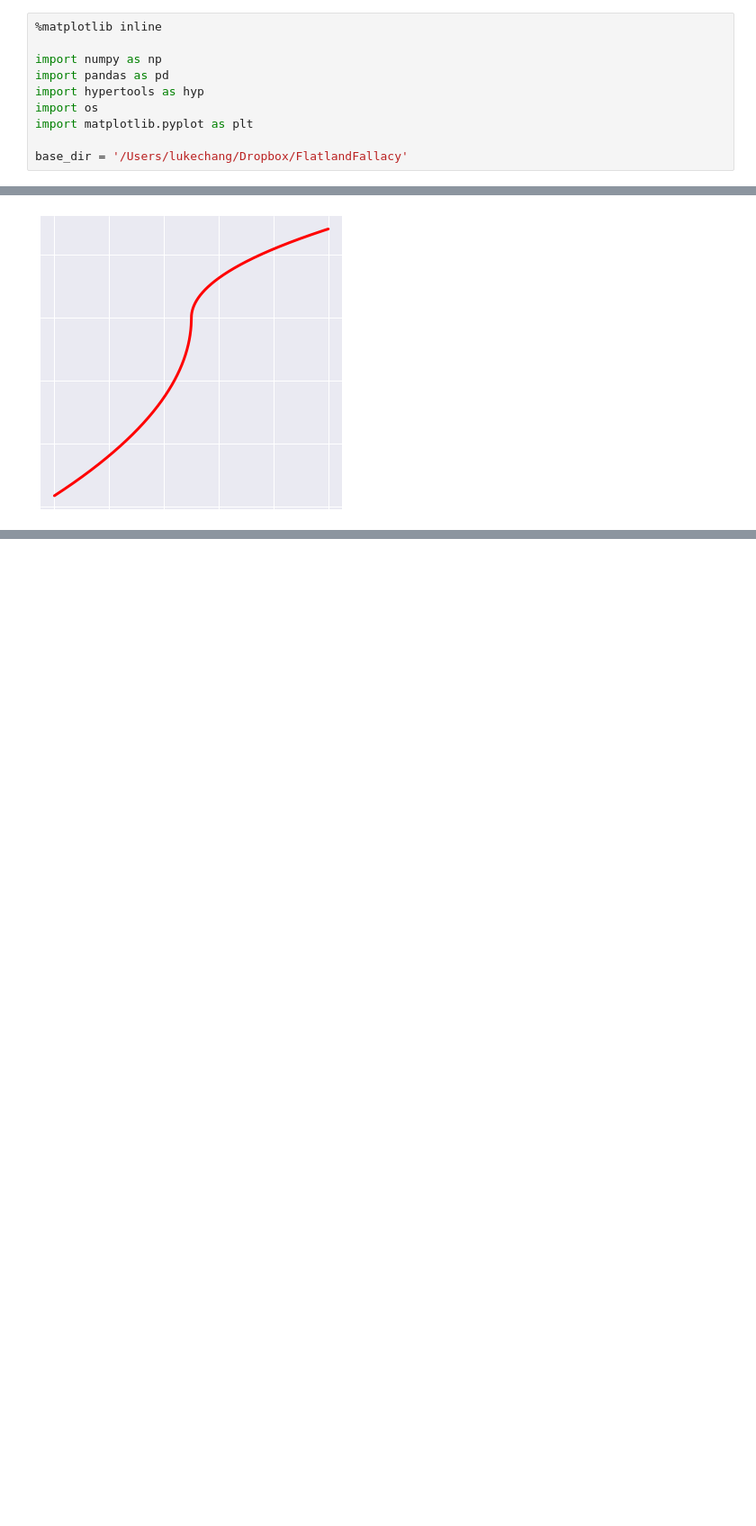
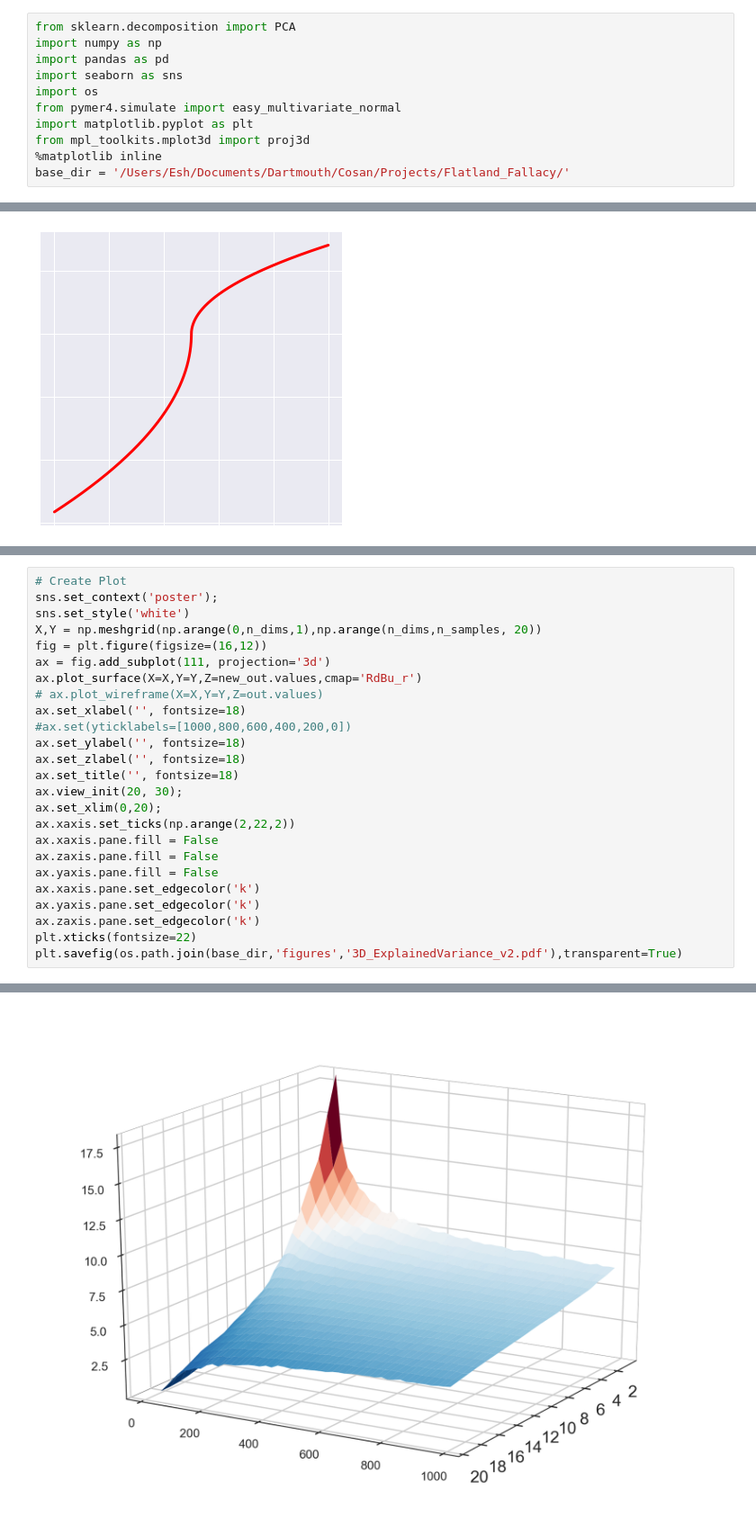
Before and after one commit to cosanlab/Flatland_Fallacy, a Jupyter notebook: Code/Flatland_Figures.ipynb, the cells around one changed output, grey strips where cells are left out. Shown at 90% size. Drawn from its saved outputs; the diff is of its cells as text; blank space fills up the shorter version.

```diff
--- a/Code/Flatland_Figures.ipynb
+++ b/Code/Flatland_Figures.ipynb
@@ -1,13 +1,14 @@
 # %%
-%matplotlib inline
-
+from sklearn.decomposition import PCA
 import numpy as np
 import pandas as pd
-import hypertools as hyp
+import seaborn as sns
 import os
+from pymer4.simulate import easy_multivariate_normal
 import matplotlib.pyplot as plt
-
-base_dir = '/Users/lukechang/Dropbox/FlatlandFallacy'
+from mpl_toolkits.mplot3d import proj3d
+%matplotlib inline
+base_dir = '/Users/Esh/Documents/Dartmouth/Cosan/Projects/Flatland_Fallacy/'
 # %% [markdown]
 # Create Prospect theory figure
 # %%
@@ -91,0 +89,26 @@ x.shape
+# %%
+# Create Plot
+sns.set_context('poster');
+sns.set_style('white')
+X,Y = np.meshgrid(np.arange(0,n_dims,1),np.arange(n_dims,n_samples, 20))
+fig = plt.figure(figsize=(16,12))
+ax = fig.add_subplot(111, projection='3d')
+ax.plot_surface(X=X,Y=Y,Z=new_out.values,cmap='RdBu_r')
+# ax.plot_wireframe(X=X,Y=Y,Z=out.values)
+ax.set_xlabel('', fontsize=18)
+#ax.set(yticklabels=[1000,800,600,400,200,0])
+ax.set_ylabel('', fontsize=18)
+ax.set_zlabel('', fontsize=18)
+ax.set_title('', fontsize=18)
+ax.view_init(20, 30);
+ax.set_xlim(0,20);
+ax.xaxis.set_ticks(np.arange(2,22,2))
+ax.xaxis.pane.fill = False
+ax.zaxis.pane.fill = False
+ax.yaxis.pane.fill = False
+ax.xaxis.pane.set_edgecolor('k')
+ax.yaxis.pane.set_edgecolor('k')
+ax.zaxis.pane.set_edgecolor('k')
+plt.xticks(fontsize=22)
+plt.savefig(os.path.join(base_dir,'figures','3D_ExplainedVariance_v2.pdf'),transparent=True)
+# %% [output]
@@ -91,0 +133 @@ x.shape
+[figure, added]
```
Also changed, not shown: parts of 7 cells of this notebook, 8 other files.
